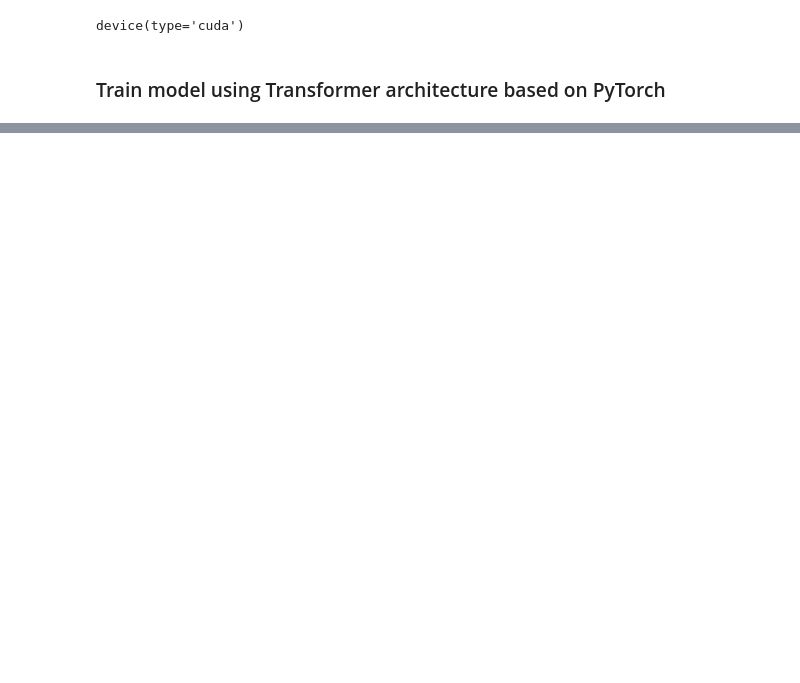
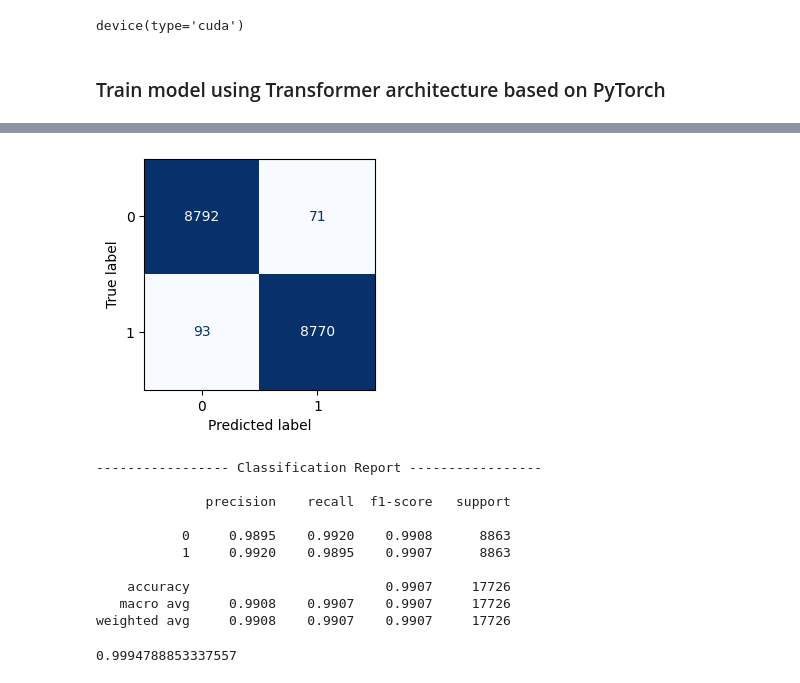
Before and after one commit to SoengSaravit/abnormal-human-action-detection-python, a Jupyter notebook: notebooks/transformer_model_training.ipynb, the cells around one changed output, grey strips where cells are left out. Saved outputs shown, nothing was run; the diff lists cells and outputs as text; code cells hidden in the pictures; blank space fills up the shorter version.

```diff
--- a/notebooks/transformer_model_training.ipynb
+++ b/notebooks/transformer_model_training.ipynb
@@ -430,0 +480,54 @@ print(f'Best epoch: {early_stopping.best_epoch} with val_acc: {early_stopping.be
+# %%
+# evaluate model
+y_pred = []
+y_true = []
+y_scores = []
+
+model.eval()
+with torch.no_grad():
+    for X_test_batch, y_test_batch in test_loader:
+        X_test_batch, y_test_batch = X_test_batch.to(device).float(), y_test_batch.to(device)
+        y_true.append(y_test_batch.cpu().numpy())
+        logits = model(X_test_batch)
+        probs = torch.sigmoid(logits)
+        y_scores.append(probs.cpu().numpy()) # save probability scores
+        preds = (probs > 0.5).cpu().numpy().astype(int)
+        y_pred.append(preds)
+# %%
+y_true = [item[0] for sub_list in y_true for item in sub_list]
+y_pred = [item[0] for sub_list in y_pred for item in sub_list]
+y_scores = [item[0] for sub_list in y_scores for item in sub_list]
+# %%
+from sklearn.metrics import classification_report, ConfusionMatrixDisplay
+
+disp = ConfusionMatrixDisplay.from_predictions(y_true, y_pred, cmap='Blues', colorbar=None)
+fig = disp.figure_
+fig.set_figwidth(3)
+fig.set_figheight(3)
+plt.grid(False)
+plt.show()
+
+# print classification report
+print("----------------- Classification Report -----------------\n")
+print(classification_report(y_true,y_pred, digits=4))
+# %% [output]
+[figure, added]
+----------------- Classification Report -----------------
+
+              precision    recall  f1-score   support
+
+           0     0.9895    0.9920    0.9908      8863
+           1     0.9920    0.9895    0.9907      8863
+
+    accuracy                         0.9907     17726
+   macro avg     0.9908    0.9907    0.9907     17726
+weighted avg     0.9908    0.9907    0.9907     17726
+# %%
+from sklearn.metrics import roc_curve, auc
+
+# Compute ROC curve and AUC
+fpr, tpr, _ = roc_curve(y_true, y_scores)
+roc_auc = auc(fpr, tpr)
+roc_auc
+# %% [output]
+0.9994788853337557
```
Also changed, not shown: parts of 23 cells of this notebook, 5 other files.
